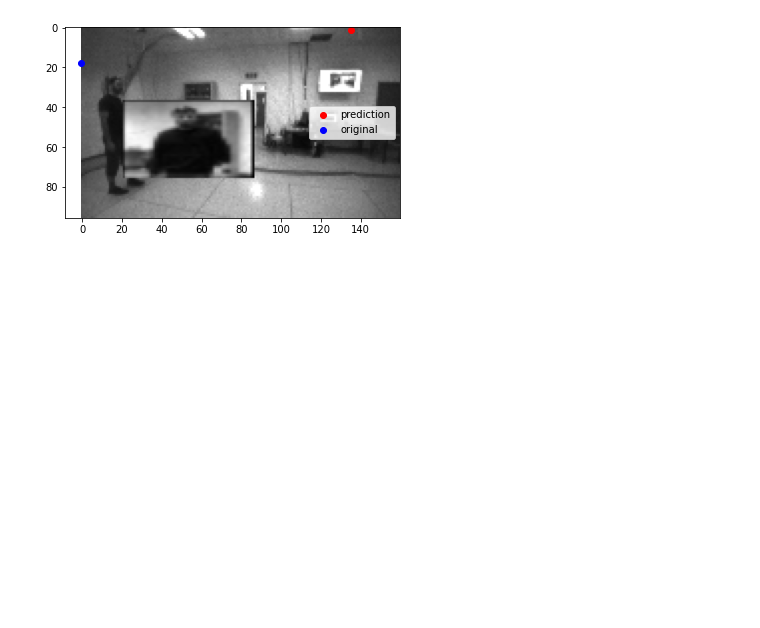
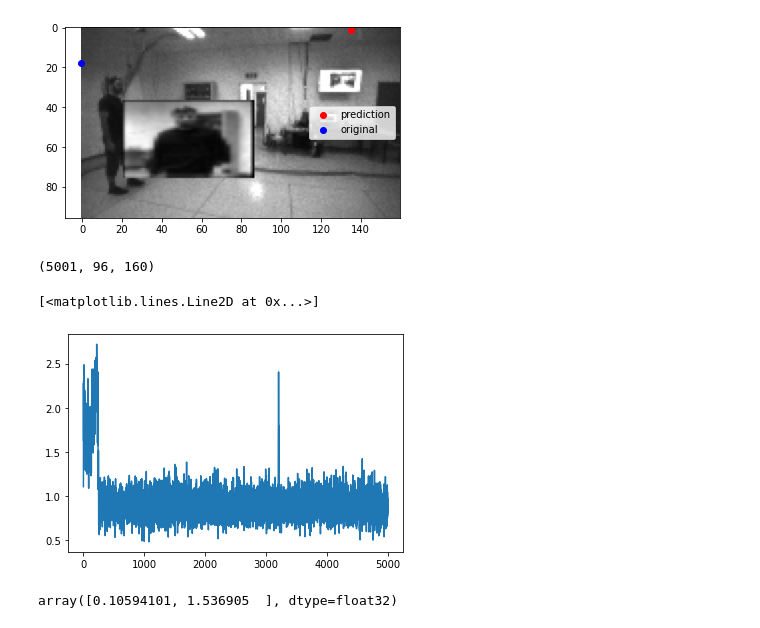
Before and after one commit to natalieh235/flying_adversarial_patch, a Jupyter notebook: misc/custom_patch.ipynb, the cells around one changed output. Drawn from its saved outputs; the diff is of its cells as text; code cells hidden in the pictures; blank space fills up the shorter version.

Commit message:
analysis of only optimizing translation result

```diff
--- a/misc/custom_patch.ipynb
+++ b/misc/custom_patch.ipynb
@@ -336,0 +340,11 @@ plt.savefig(path+'untargeted_placed.jpg', dpi=200)
+# %%
+images.shape
+# %% [output]
+(5001, 96, 160)
+# %%
+losses = np.load('/home/pia/Documents/Coding/adversarial_frontnet/eval/only_translation/losses_test.npy')
+# %%
+plt.plot(losses)
+# %% [output]
+[<matplotlib.lines.Line2D at 0x...>]
+[figure, added]
@@ -336,0 +353,4 @@ plt.savefig(path+'untargeted_placed.jpg', dpi=200)
+# %%
+vectors[1200]
+# %% [output]
+array([0.10594101, 1.536905  ], dtype=float32)
```
Also changed, not shown: parts of 13 cells of this notebook.
